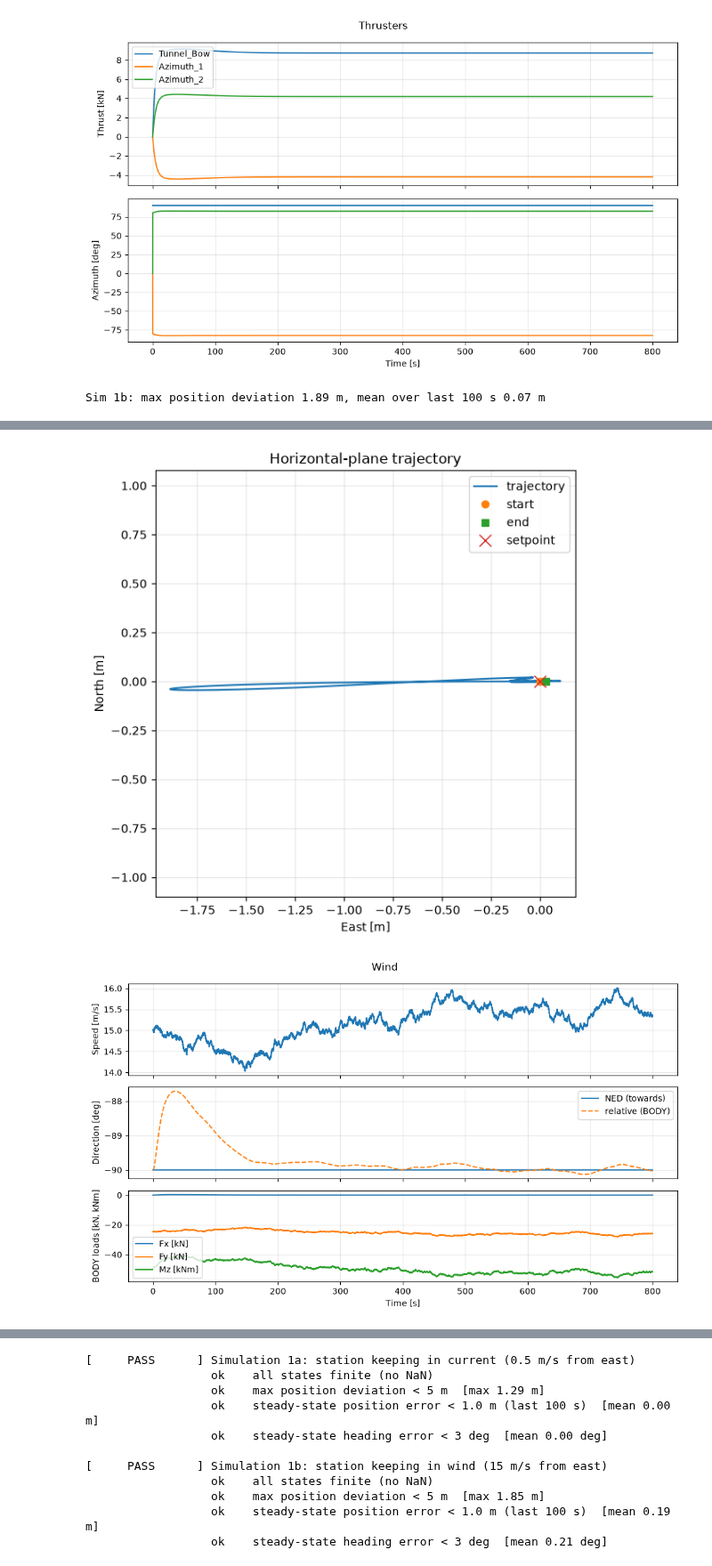
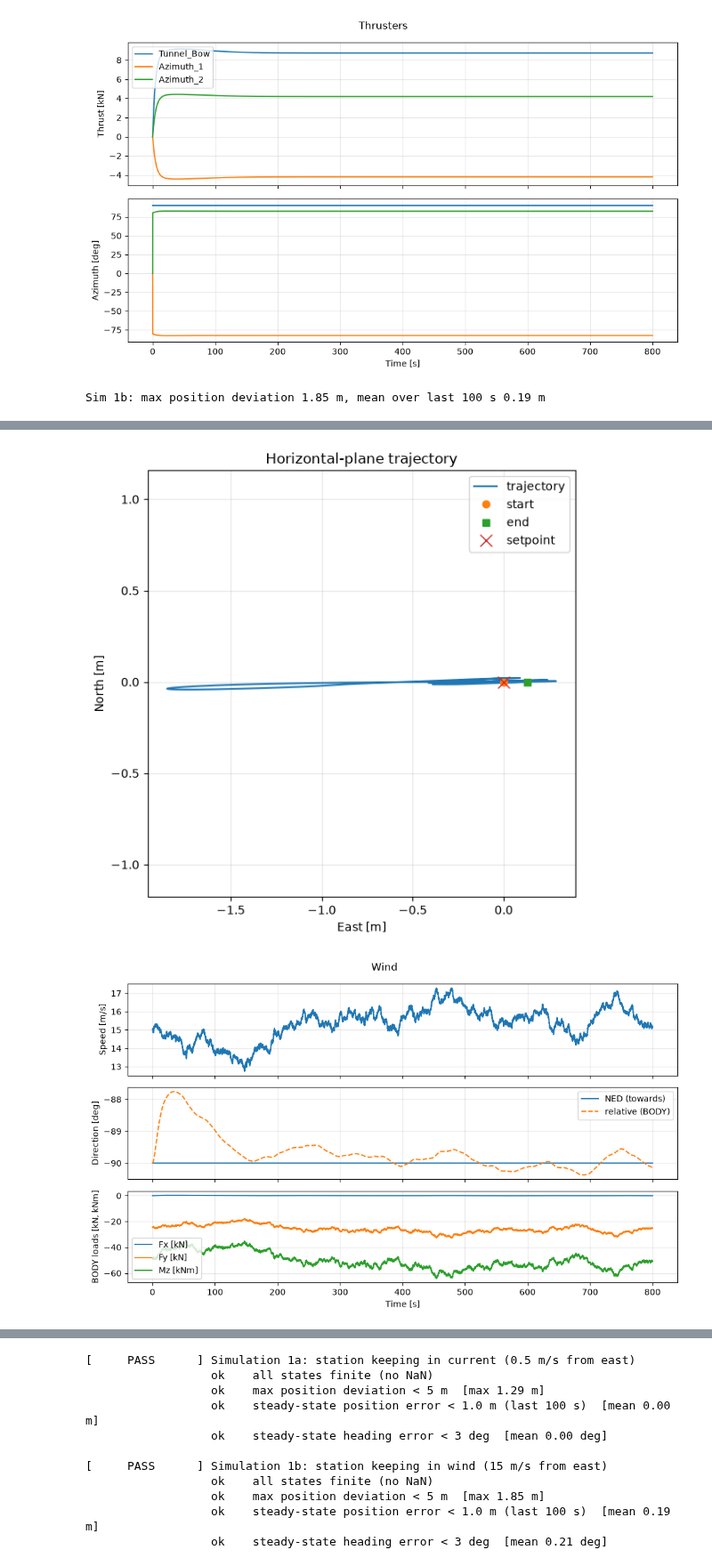
Before and after one commit to oyvinddolmen/TMR4240_DP_LAB, a Jupyter notebook: notebooks/part_1_demo.ipynb, the cells around one changed output, grey strips where cells are left out. Shown at 89% size. Saved outputs shown, nothing was run; the diff lists cells and outputs as text; code cells hidden in the pictures.

Commit message:
The good wind model

```diff
--- a/notebooks/part_1_demo.ipynb
+++ b/notebooks/part_1_demo.ipynb
@@ -166,7 +166,7 @@ Sim 1a: max position deviation 1.29 m, mean over last 100 s 0.00 m
 # %%
 # --- Simulation 1b: wind 15 m/s mean from east, slowly varying, no current ---
 # State sigma_slow (and any other wind parameters) in the report and justify them.
-wind_1b = Wind(15.0, np.pi / 2, semantics="from", sigma_slow=0.35, tau_slow=300.0, seed=0)
+wind_1b = Wind(15.0, np.pi / 2, semantics="from", sigma_slow=1.0, seed=0)
 logs_1b = run_sim(800.0, setpoint(0, 0, 0), wind=wind_1b)
 
 plot_time_histories(logs_1b)
@@ -178,4 +178,4 @@ pos_err = np.hypot(logs_1b.eta[:, 0], logs_1b.eta[:, 1])
 print(f'Sim 1b: max position deviation {pos_err.max():.2f} m, '
       f'mean over last 100 s {pos_err[logs_1b.t >= logs_1b.t[-1] - 100].mean():.2f} m')
 # %% [output]
-Sim 1b: max position deviation 1.89 m, mean over last 100 s 0.07 m
+Sim 1b: max position deviation 1.85 m, mean over last 100 s 0.19 m
@@ -183,2 +183,2 @@ Sim 1b: max position deviation 1.89 m, mean over last 100 s 0.07 m
-[figure, old version]
+[figure, new version]
-[figure, old version]
+[figure, new version]
```
Also changed, not shown: parts of 1 cell of this notebook, 1 other file.
